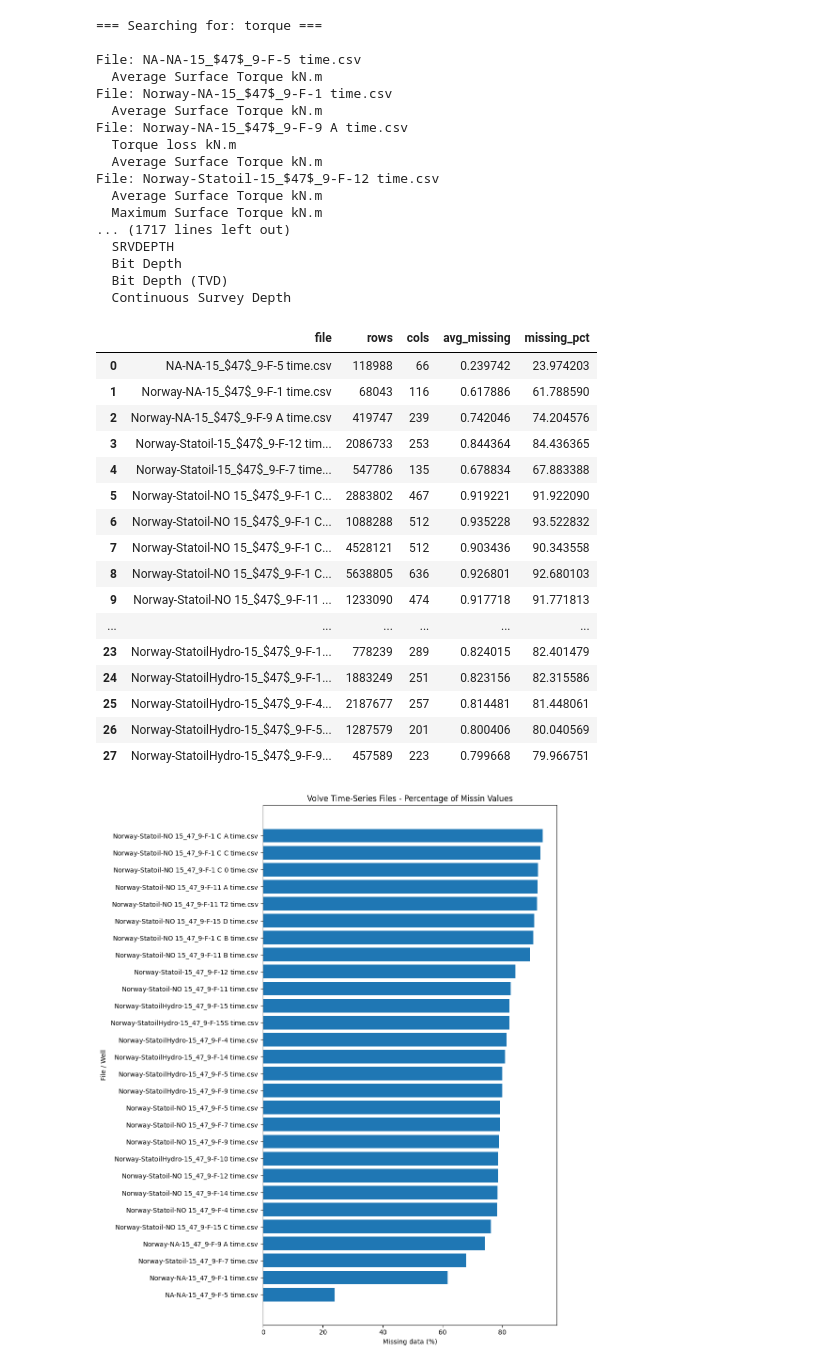
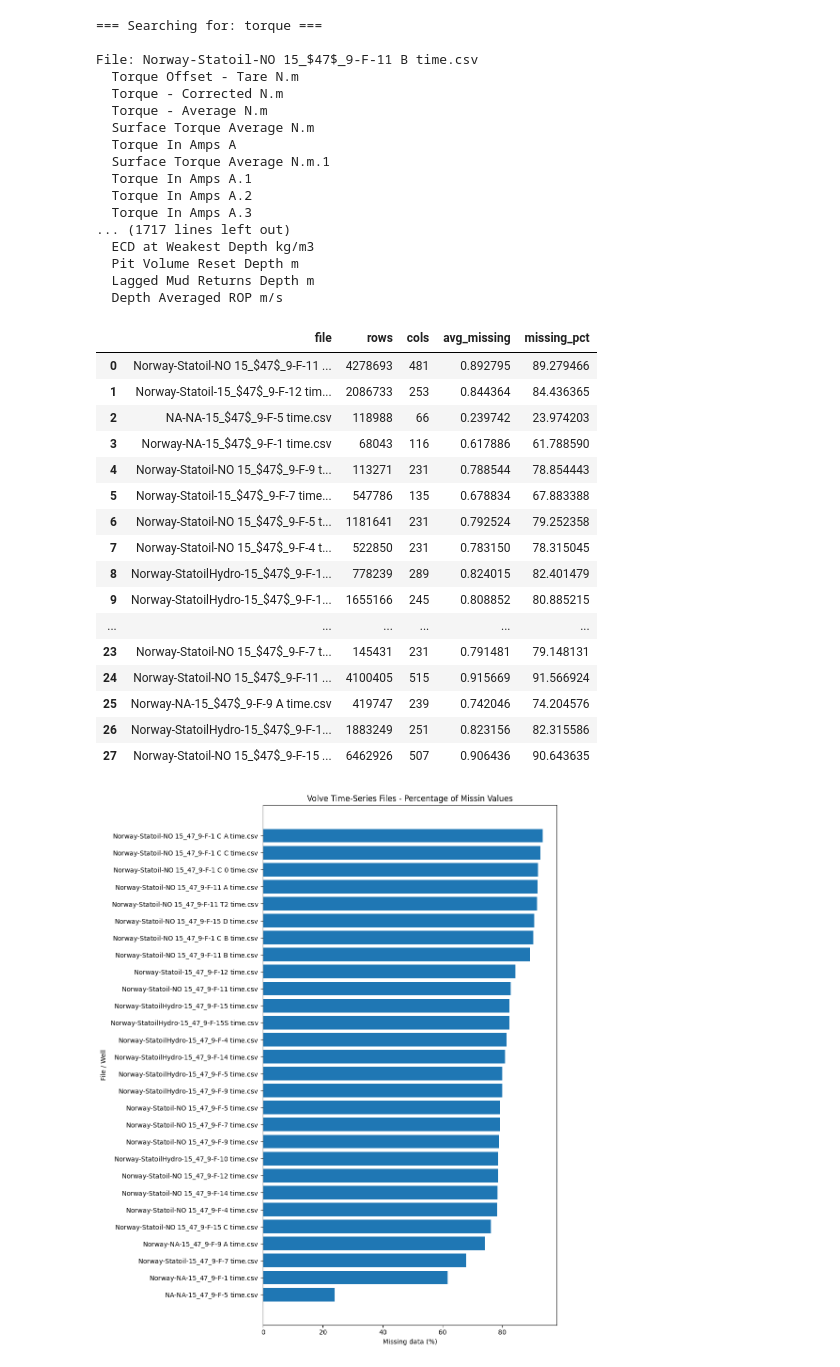
Before and after one commit to Dr-LazyMazy/Master_Journey_Project, a Jupyter notebook: Plan_A.ipynb, the cells around one changed output. Drawn from its saved outputs; the diff is of its cells as text; code cells hidden in the pictures.

```diff
--- a/Plan_A.ipynb
+++ b/Plan_A.ipynb
@@ -11,7 +11,7 @@ from pathlib import Path
 # The endpoint from this cell is sanity check "debugging". If the files contain the features we are looking for, we go deeper in our investigation.
 
 #path the folder that host the whole files
-folder = r"D:\VolveWITSMLasCSV"
+folder = "/Users/abdulkhaleqaydin/Projects/university/Master_Journey_Project/_datasets/raw"
 
 #Since we have the file that host the mojourity of Volve dataset, lets explorer the folder as a whole
 filelist = glob(os.path.join(folder, "*time.csv"))
@@ -34,28 +34,27 @@ for key in keywords:
 # %% [output]
 === Searching for: torque ===
 
-File: NA-NA-15_$47$_9-F-5 time.csv
-  Average Surface Torque kN.m
-File: Norway-NA-15_$47$_9-F-1 time.csv
-  Average Surface Torque kN.m
-File: Norway-NA-15_$47$_9-F-9 A time.csv
-  Torque loss kN.m
-  Average Surface Torque kN.m
-File: Norway-Statoil-15_$47$_9-F-12 time.csv
-  Average Surface Torque kN.m
-  Maximum Surface Torque kN.m
+File: Norway-Statoil-NO 15_$47$_9-F-11 B time.csv
+  Torque Offset - Tare N.m
+  Torque - Corrected N.m
+  Torque - Average N.m
+  Surface Torque Average N.m
+  Torque In Amps A
+  Surface Torque Average N.m.1
+  Torque In Amps A.1
+  Torque In Amps A.2
+  Torque In Amps A.3
 ... (1717 lines left out)
-  SRVDEPTH
-  Bit Depth
-  Bit Depth (TVD)
-  Continuous Survey Depth
+  ECD at Weakest Depth kg/m3
+  Pit Volume Reset Depth m
+  Lagged Mud Returns Depth m
+  Depth Averaged ROP m/s
 # %%
 #Lets see the fiels sizes
 import os
 from glob import glob
 import pandas as pd
 
-folder = r"D:\VolveWITSMLasCSV"
 
 #a list for time serise files in the folder
 filelist = glob(os.path.join(folder, "*time.csv"))
@@ -67,49 +66,49 @@ for j in filelist:
     header_df = pd.read_csv(j, nrows=0)
     cols = len(header_df.columns)
 
     #initialise counters for the file
     total_rows = 0
     total_na = 0     #<=Total NaN, the missing values !!
     total_cells = 0
 
     #Since some files are giagantic and loading them will be problemetic, we'll split the loading into chuncks
     for chunk in pd.read_csv(j, chunksize=100_000):
         total_rows += len(chunk)
         total_na += chunk.isna().sum().sum()
         total_cells += chunk.size
 
     avg_missing = total_na / total_cells if total_cells > 0 else 0.0
 
     summary.append({
         "file": os.path.basename(j),
         "rows": total_rows,
         "cols": cols,
         "avg_missing": avg_missing,   # fraction between 0 and 1
     })
 
 #convert the list of dicts into a dataframe for further processing
 info = pd.DataFrame(summary)
 #create a new col for percentages for interpretability
 info["missing_pct"] = info["avg_missing"] * 100
 info
 # %% [output]
 |  | file | rows | cols | avg_missing | missing_pct |
-| 0 | NA-NA-15_$47$_9-F-5 time.csv | 118988 | 66 | 0.239742 | 23.974203 |
-| 1 | Norway-NA-15_$47$_9-F-1 time.csv | 68043 | 116 | 0.617886 | 61.788590 |
-| 2 | Norway-NA-15_$47$_9-F-9 A time.csv | 419747 | 239 | 0.742046 | 74.204576 |
-| 3 | Norway-Statoil-15_$47$_9-F-12 tim... | 2086733 | 253 | 0.844364 | 84.436365 |
-| 4 | Norway-Statoil-15_$47$_9-F-7 time... | 547786 | 135 | 0.678834 | 67.883388 |
-| 5 | Norway-Statoil-NO 15_$47$_9-F-1 C... | 2883802 | 467 | 0.919221 | 91.922090 |
-| 6 | Norway-Statoil-NO 15_$47$_9-F-1 C... | 1088288 | 512 | 0.935228 | 93.522832 |
-| 7 | Norway-Statoil-NO 15_$47$_9-F-1 C... | 4528121 | 512 | 0.903436 | 90.343558 |
-| 8 | Norway-Statoil-NO 15_$47$_9-F-1 C... | 5638805 | 636 | 0.926801 | 92.680103 |
-| 9 | Norway-Statoil-NO 15_$47$_9-F-11 ... | 1233090 | 474 | 0.917718 | 91.771813 |
+| 0 | Norway-Statoil-NO 15_$47$_9-F-11 ... | 4278693 | 481 | 0.892795 | 89.279466 |
+| 1 | Norway-Statoil-15_$47$_9-F-12 tim... | 2086733 | 253 | 0.844364 | 84.436365 |
+| 2 | NA-NA-15_$47$_9-F-5 time.csv | 118988 | 66 | 0.239742 | 23.974203 |
+| 3 | Norway-NA-15_$47$_9-F-1 time.csv | 68043 | 116 | 0.617886 | 61.788590 |
+| 4 | Norway-Statoil-NO 15_$47$_9-F-9 t... | 113271 | 231 | 0.788544 | 78.854443 |
+| 5 | Norway-Statoil-15_$47$_9-F-7 time... | 547786 | 135 | 0.678834 | 67.883388 |
+| 6 | Norway-Statoil-NO 15_$47$_9-F-5 t... | 1181641 | 231 | 0.792524 | 79.252358 |
+| 7 | Norway-Statoil-NO 15_$47$_9-F-4 t... | 522850 | 231 | 0.783150 | 78.315045 |
+| 8 | Norway-StatoilHydro-15_$47$_9-F-1... | 778239 | 289 | 0.824015 | 82.401479 |
+| 9 | Norway-StatoilHydro-15_$47$_9-F-1... | 1655166 | 245 | 0.808852 | 80.885215 |
 | ... | ... | ... | ... | ... | ... |
-| 23 | Norway-StatoilHydro-15_$47$_9-F-1... | 778239 | 289 | 0.824015 | 82.401479 |
-| 24 | Norway-StatoilHydro-15_$47$_9-F-1... | 1883249 | 251 | 0.823156 | 82.315586 |
-| 25 | Norway-StatoilHydro-15_$47$_9-F-4... | 2187677 | 257 | 0.814481 | 81.448061 |
-| 26 | Norway-StatoilHydro-15_$47$_9-F-5... | 1287579 | 201 | 0.800406 | 80.040569 |
-| 27 | Norway-StatoilHydro-15_$47$_9-F-9... | 457589 | 223 | 0.799668 | 79.966751 |
+| 23 | Norway-Statoil-NO 15_$47$_9-F-7 t... | 145431 | 231 | 0.791481 | 79.148131 |
+| 24 | Norway-Statoil-NO 15_$47$_9-F-11 ... | 4100405 | 515 | 0.915669 | 91.566924 |
+| 25 | Norway-NA-15_$47$_9-F-9 A time.csv | 419747 | 239 | 0.742046 | 74.204576 |
+| 26 | Norway-StatoilHydro-15_$47$_9-F-1... | 1883249 | 251 | 0.823156 | 82.315586 |
+| 27 | Norway-Statoil-NO 15_$47$_9-F-15 ... | 6462926 | 507 | 0.906436 | 90.643635 |
 # %%
 #sort the files by missign percentages
 info_sorted = info.sort_values("missing_pct", ascending=False)
```
Also changed, not shown: parts of 27 cells of this notebook, 3 other files.
